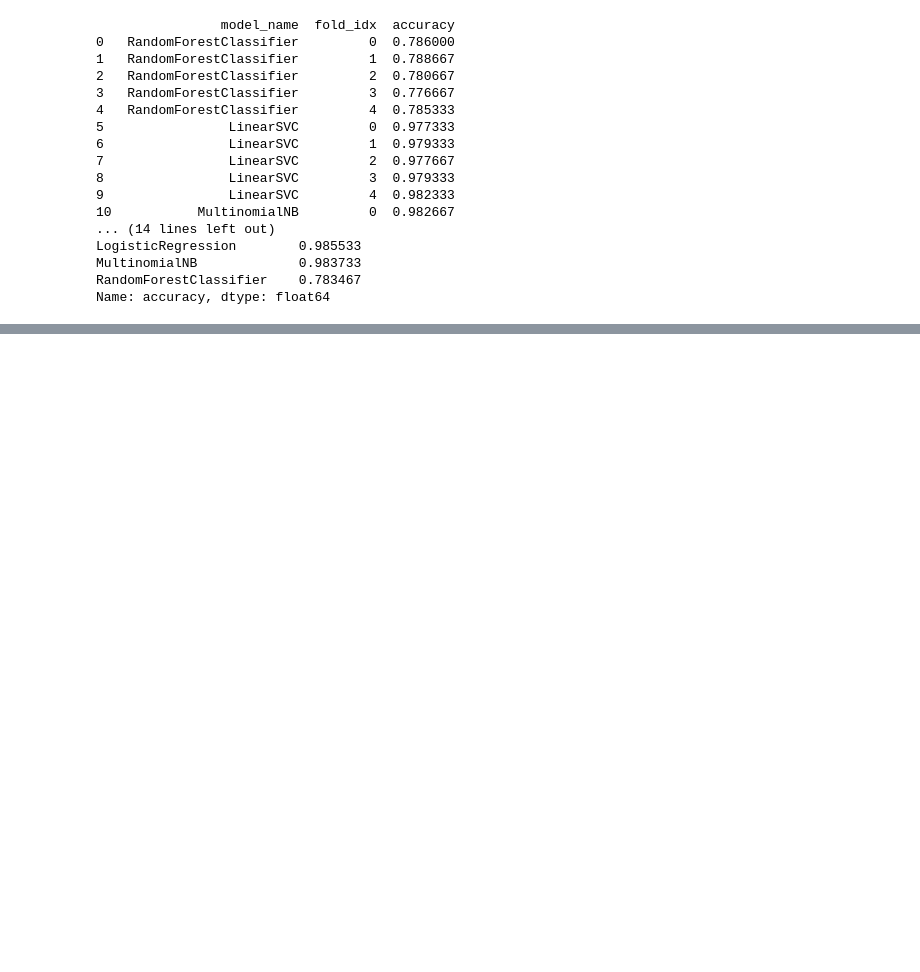
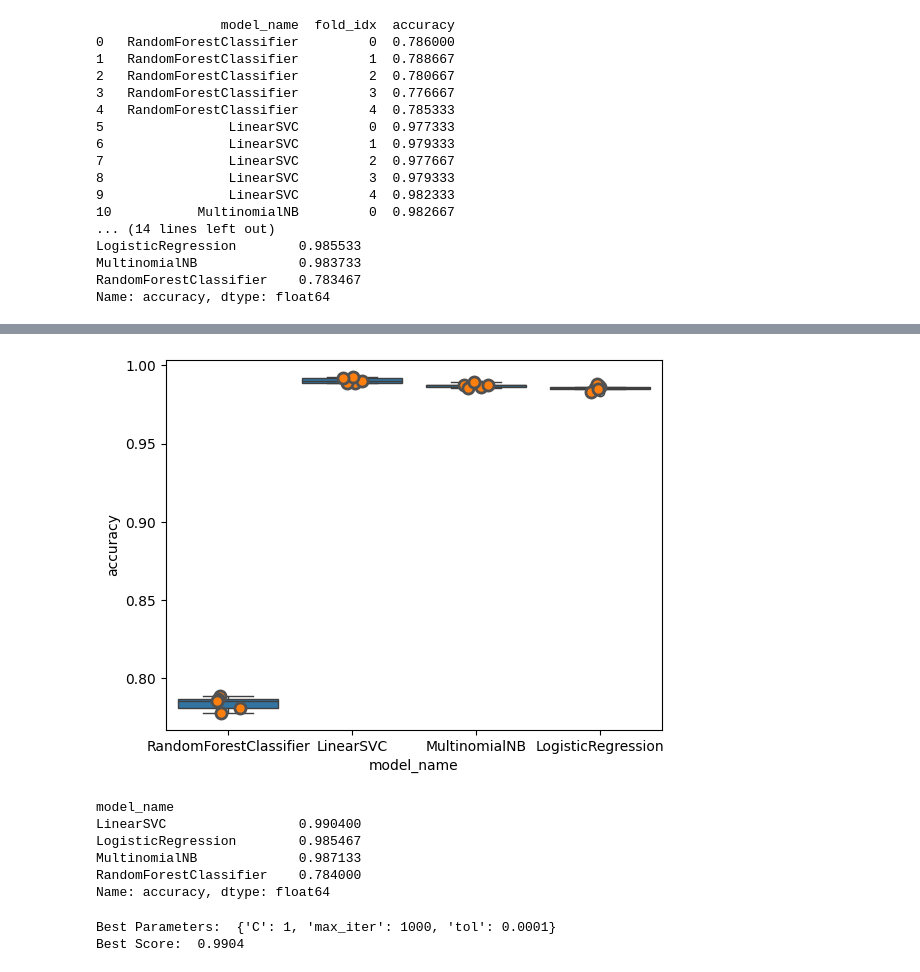
Before and after one commit to Al-Hasib/mPowerOnlineTest, a Jupyter notebook: experiments/ml.ipynb, the cells around one changed output, grey strips where cells are left out. Cells and saved outputs as stored; diff of their text form; code cells hidden in the pictures; blank space fills up the shorter version.

```diff
--- a/experiments/ml.ipynb
+++ b/experiments/ml.ipynb
@@ -98,9 +97,14 @@ df.head()
 | 4 | 179d10b7-1c43-4e10-a0be-18d205b0fe24 | 4 | Subject: cheap vicodin online - u... | spam | 1 | subject cheap vicodin online u fd... |
 # %%
 vectorizer = CountVectorizer(max_features=10000)
-X = vectorizer.fit_transform(df['clean_text'])
-y = df['target']
+X_countvectorizer = vectorizer.fit_transform(df['clean_text'])
+y_countvectorizer = df['target']
 vectorizer.get_feature_names_out()
 # %% [output]
 array(['aa', 'aaa', 'aaron', ..., 'zwallet', 'zyban', 'zzzz'],
       dtype=object)
+# %%
+vectorizer = TfidfVectorizer(max_features=10000)
+X_tfidf = vectorizer.fit_transform(df['clean_text'])
+y_tfidf = df['target']
+vectorizer.get_feature_names_out()
@@ -249,3 +321,20 @@ LogisticRegression        0.985533
 MultinomialNB             0.983733
 RandomForestClassifier    0.783467
 Name: accuracy, dtype: float64
+# %%
+models = [
+    RandomForestClassifier(n_estimators=200, max_depth=3, random_state=0),
+    LinearSVC(),
+    MultinomialNB(),
+    LogisticRegression(random_state=0),
+]
+CV = 5
+cv_df = pd.DataFrame(index=range(CV * len(models)))
+entries = []
+for model in models:
+  model_name = model.__class__.__name__
+  accuracies = cross_val_score(model, X_tfidf, y_tfidf, scoring='accuracy', cv=CV)
+  for fold_idx, accuracy in enumerate(accuracies):
+    entries.append((model_name, fold_idx, accuracy))
+cv_df = pd.DataFrame(entries, columns=['model_name', 'fold_idx', 'accuracy'])
+print(cv_df)
@@ -251,0 +359,33 @@ Name: accuracy, dtype: float64
+# %%
+sns.boxplot(x='model_name', y='accuracy', data=cv_df)
+sns.stripplot(x='model_name', y='accuracy', data=cv_df,
+              size=8, jitter=True, linewidth=2)
+plt.show()
+# %% [output]
+[figure, added]
+# %%
+print(cv_df.groupby('model_name').accuracy.mean())
+# %% [output]
+model_name
+LinearSVC                 0.990400
+LogisticRegression        0.985467
+MultinomialNB             0.987133
+RandomForestClassifier    0.784000
+Name: accuracy, dtype: float64
+# %%
+from sklearn.model_selection import GridSearchCV
+
+param_grid = {
+    'C': [0.01, 0.1, 1, 10, 100],
+    'tol': [1e-4, 1e-5, 1e-6],
+    'max_iter': [1000, 5000, 10000]
+}
+
+grid_search = GridSearchCV(LinearSVC(dual='auto', random_state=42), param_grid, cv=5)
+grid_search.fit(X_tfidf, y_tfidf)
+
+print("Best Parameters: ", grid_search.best_params_)
+print("Best Score: ", grid_search.best_score_)
+# %% [output]
+Best Parameters:  {'C': 1, 'max_iter': 1000, 'tol': 0.0001}
+Best Score:  0.9904
```
Also changed, not shown: parts of 7 cells of this notebook, 7 other files.
